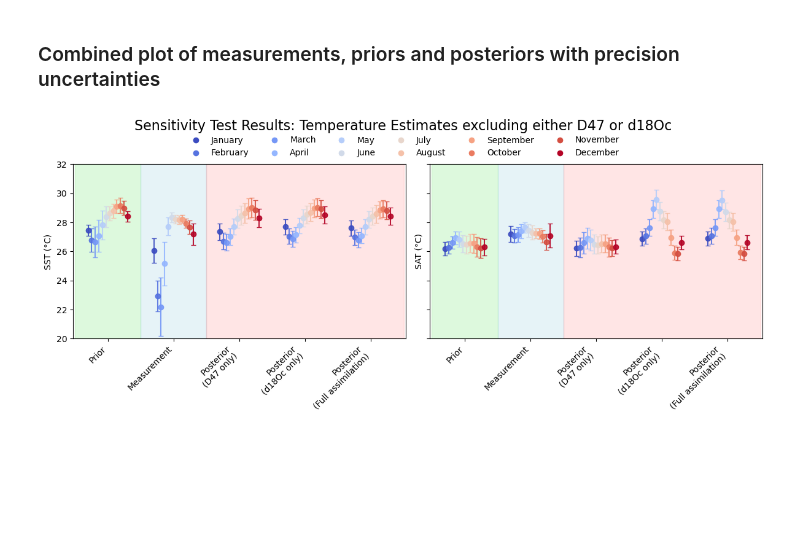
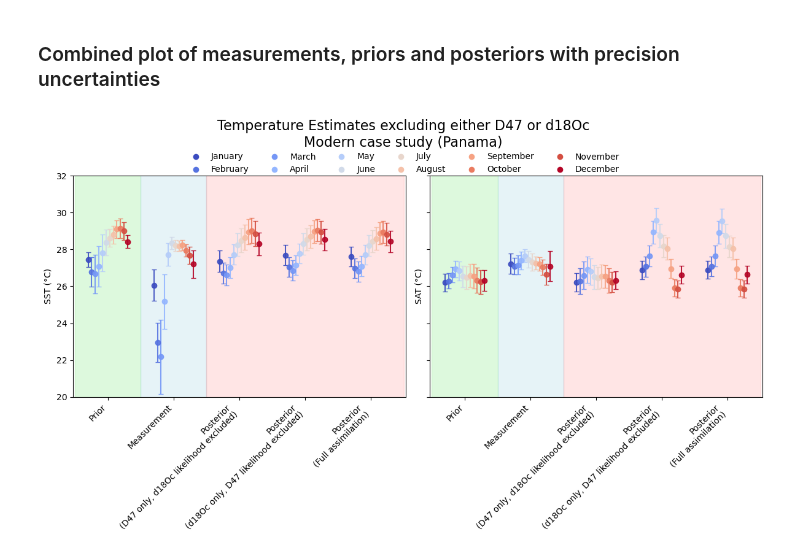
Before and after one commit to nielsjdewinter/SeasonalDA_script, a Jupyter notebook: Seasonal_DA_Modern_Panama_SST_SAT_SSS_precip_D47_d18Oc_only_plot.ipynb, the cells around one changed output. Saved outputs shown, nothing was run; the diff lists cells and outputs as text; code cells hidden in the pictures; blank space fills up the shorter version.

Commit message:
More edits to improve figure aesthetics and clarity

```diff
--- a/Seasonal_DA_Modern_Panama_SST_SAT_SSS_precip_D47_d18Oc_only_plot.ipynb
+++ b/Seasonal_DA_Modern_Panama_SST_SAT_SSS_precip_D47_d18Oc_only_plot.ipynb
@@ -58,7 +58,7 @@ SAT_outcomes_df = pd.DataFrame(SAT_outcomes)
 # %% [markdown]
 ### Combined plot of measurements, priors and posteriors with precision uncertainties
 # %%
-fig, (ax1, ax3) = plt.subplots(1, 2, figsize=(12, 5), sharey=True)
+fig, (ax1, ax3) = plt.subplots(1, 2, figsize=(12, 7), sharey=True)
 fig.subplots_adjust(hspace=0.3)
 
 # Columns to plot (mu + corresponding std) and nicer xlabels
@@ -70,7 +70,7 @@ std_cols_sat = ["SAT_std_prior", "SAT_std_measurement", "SAT_std_post_D47_only",
 # Horizontal axis layout prep
 x = np.arange(len(mu_cols_sst))
 x_offsets = np.linspace(-0.3, 0.3, len(SST_outcomes_df.index))
-xlabels = ["Prior", "Measurement", "Posterior\n(D47 only)", "Posterior\n(d18Oc only)", "Posterior\n(Full assimilation)"]
+xlabels = ["Prior", "Measurement", "Posterior\n(D47 only, d18Oc likelihood excluded)", "Posterior\n(d18Oc only, D47 likelihood excluded)", "Posterior\n(Full assimilation)"]
 
 # colour map for test cases (rows)
 months = ["January", "February", "March", "April", "May", "June", "July", "August", "September", "October", "November", "December"]
@@ -143,34 +143,34 @@ ax3.add_patch(
 # Add light blue rectangle to highlight measurement
 ax3.add_patch(
     Rectangle(
         (0.5, ax3.get_ylim()[0]),  # (x,y)
         1,                          # width
         ax3.get_ylim()[1] - ax3.get_ylim()[0],  # height
         color='lightblue',
         alpha=0.3,
     )
 )
 # Add light red rectangle to highlight posteriors
 ax3.add_patch(
     Rectangle(
         (1.5, ax3.get_ylim()[0]),  # (x,y)
         3,         # width
         ax3.get_ylim()[1] - ax3.get_ylim()[0],  # height
         color='red',
         alpha=0.1,
     )
 )
 ax3.set_xticks(x)
 ax3.set_xticklabels(xlabels, rotation=45, ha='right')
 ax3.set_ylabel("SAT (°C)")
 
 # build shared legend (ordered according to legend_labels)
 proxy_handles = [Line2D([0], [0], marker='o', color='w', markerfacecolor=colors[i], markersize=8, linestyle='')
                  for i in range(len(legend_labels))]
-fig.legend(proxy_handles, legend_labels, loc="upper center", bbox_to_anchor=(0.5, 0.95), ncol=6, frameon=False)
+fig.legend(proxy_handles, legend_labels, loc="upper center", bbox_to_anchor=(0.5, 0.92), ncol=6, frameon=False)
 
-plt.suptitle('Sensitivity Test Results: Temperature Estimates excluding either D47 or d18Oc', fontsize=16)
-plt.tight_layout(rect=[0, 0, 1, 0.95])
+plt.suptitle('Temperature Estimates excluding either D47 or d18Oc\nModern case study (Panama)', fontsize=16)
+plt.tight_layout(rect=[0, 0, 1, 0.97])
 plt.show()
 # %% [output]
-[figure, old version]
+[figure, new version]
```
Also changed, not shown: 3 other files.
